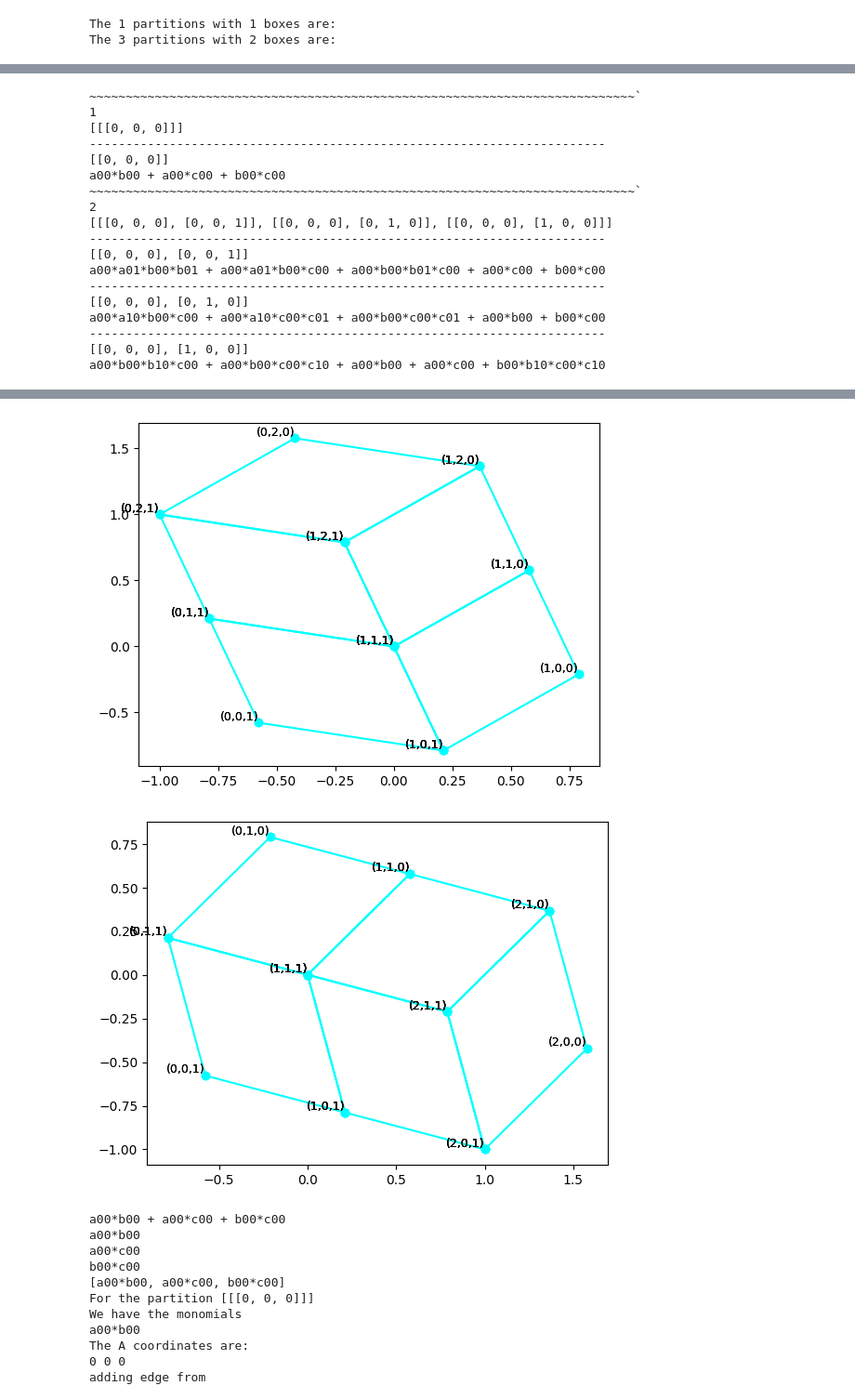
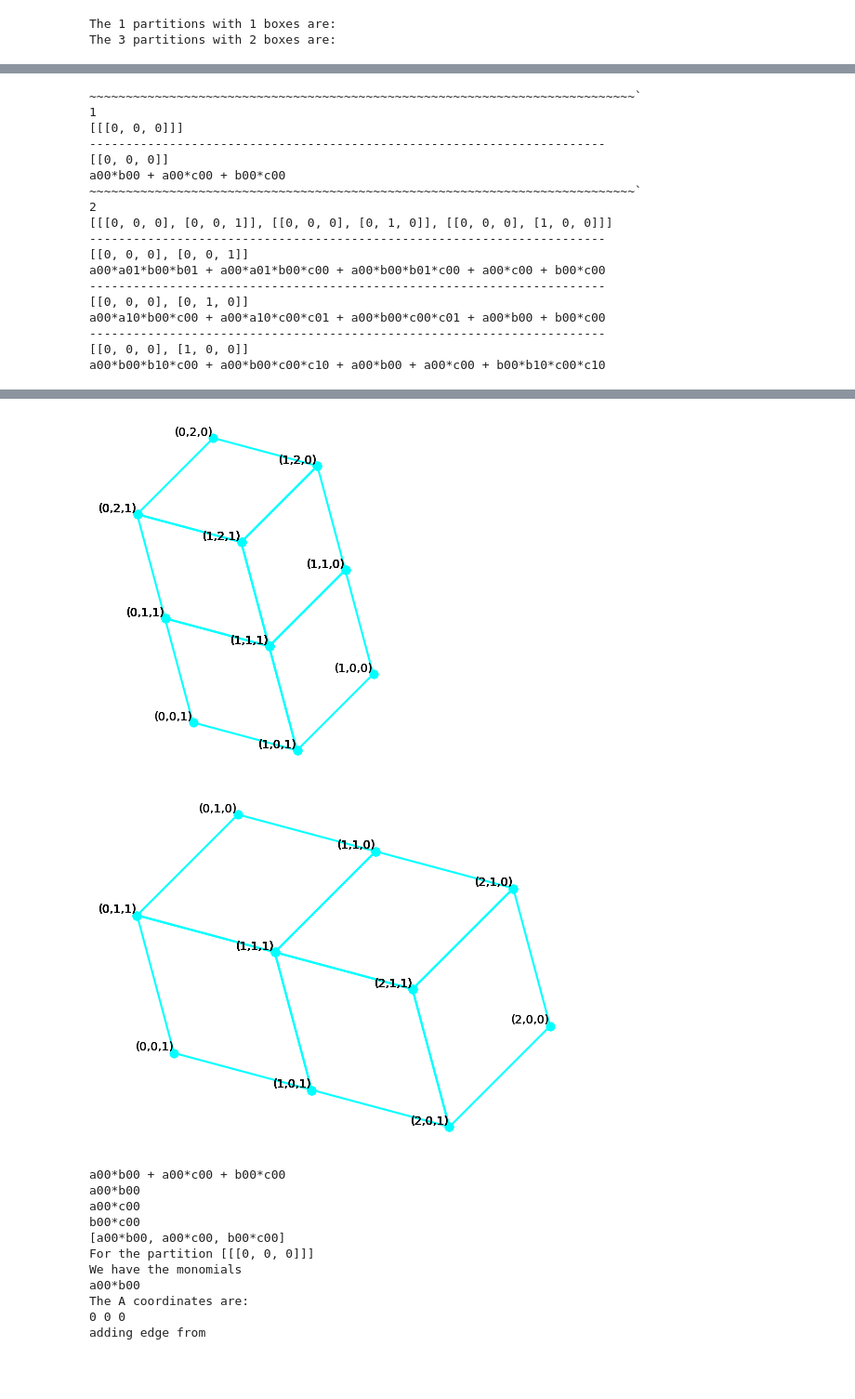
Before and after one commit to megboes/groves-research, a Jupyter notebook: groves.ipynb, the cells around one changed output, grey strips where cells are left out. Shown: that part at 93% size. Cells and saved outputs as stored; diff of their text form; code cells hidden in the pictures; blank space fills up the shorter version.

```diff
--- a/groves.ipynb
+++ b/groves.ipynb
@@ -257,6 +257,10 @@ for i in range(1,len(master_pi)):
     print("-----------------------------------------------------------------------")
     print(partition)
     fig, ax = plt.subplots()
+    # Set the aspect ratio to be equal
+    ax.set_aspect('equal')
+    # Remove axis and ticks
+    ax.axis('off')
     prints_image_of_partition(partition, fig, ax)
     given_partition_prints_grove(partition)
 # %% [output]
@@ -283,5 +287,5 @@ a00*b00*b10*c00 + a00*b00*c00*c10 + a00*b00 + a00*c00 + b00*b10*c00*c10
-[figure, old version]
+[figure, new version]
-[figure, old version]
+[figure, new version]
 # %%
 #see if we can get this one to take in a partition, and returna list of monomials
 
```
Also changed, not shown: parts of 2 cells of this notebook.
